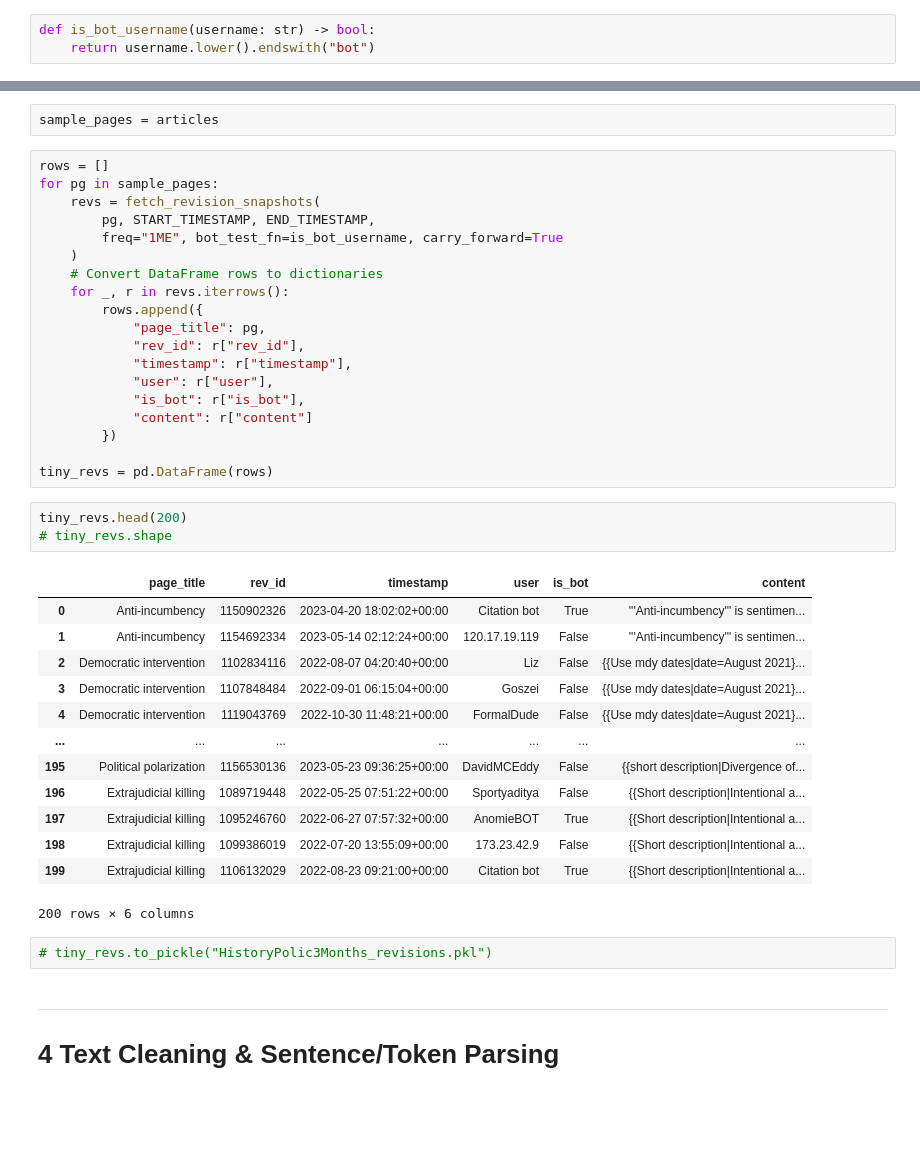
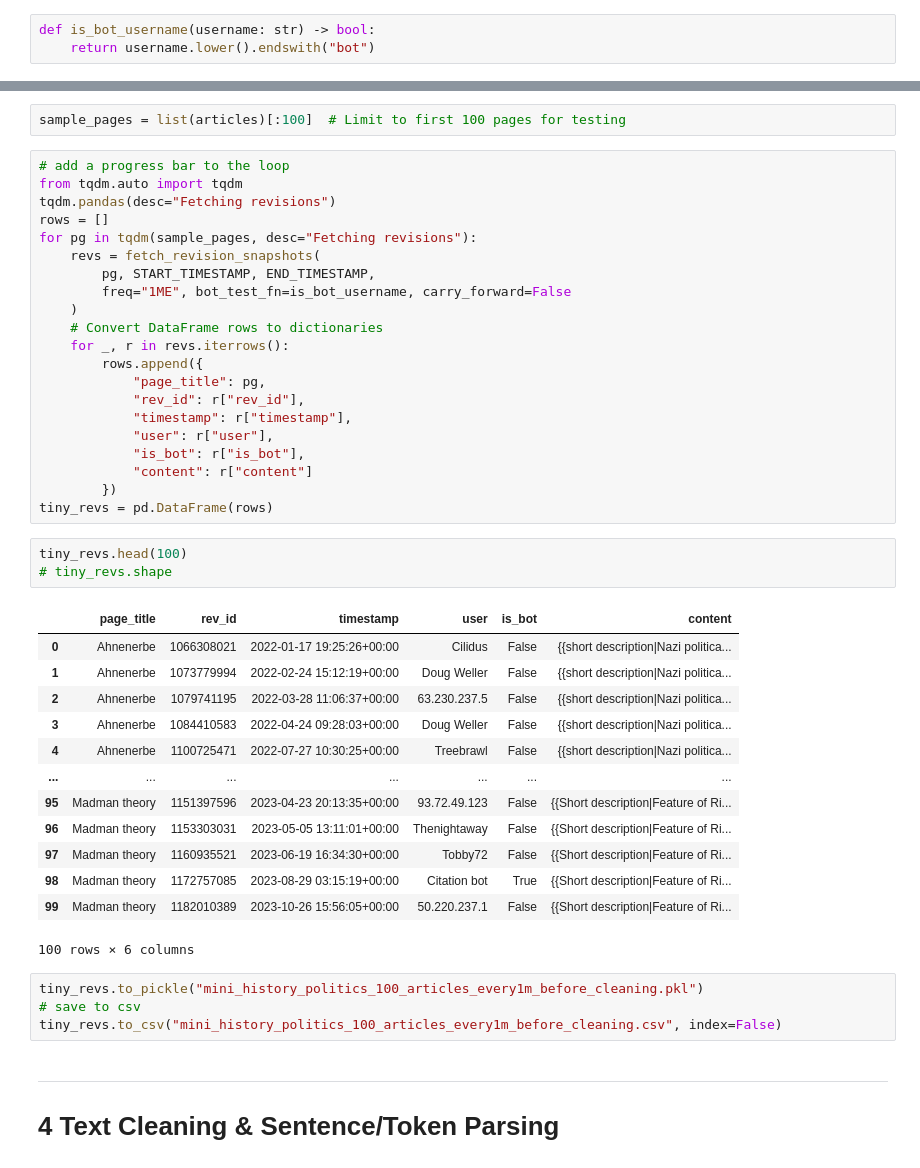
Before and after one commit to LeTartap/WikiMScThesis, a Jupyter notebook: python_code/newPipieline.ipynb, the cells around one changed output, grey strips where cells are left out. Drawn from its saved outputs; the diff is of its cells as text; blank space fills up the shorter version.

```diff
--- a/python_code/newPipieline.ipynb
+++ b/python_code/newPipieline.ipynb
@@ -255,43 +418,47 @@ def fetch_revision_snapshots(
 # %%
-sample_pages = articles
+sample_pages = list(articles)[:100]  # Limit to first 100 pages for testing
-# %%
-rows = []
-for pg in sample_pages:
-    revs = fetch_revision_snapshots(
-        pg, START_TIMESTAMP, END_TIMESTAMP,
-        freq="1ME", bot_test_fn=is_bot_username, carry_forward=True
-    )
-    # Convert DataFrame rows to dictionaries
-    for _, r in revs.iterrows():
-        rows.append({
-            "page_title": pg,
-            "rev_id": r["rev_id"],
-            "timestamp": r["timestamp"],
-            "user": r["user"],
-            "is_bot": r["is_bot"],
-            "content": r["content"]
-        })
-
-tiny_revs = pd.DataFrame(rows)
+# %%
+# add a progress bar to the loop
+from tqdm.auto import tqdm
+tqdm.pandas(desc="Fetching revisions")
+rows = []
+for pg in tqdm(sample_pages, desc="Fetching revisions"):
+    revs = fetch_revision_snapshots(
+        pg, START_TIMESTAMP, END_TIMESTAMP,
+        freq="1ME", bot_test_fn=is_bot_username, carry_forward=False
+    )
+    # Convert DataFrame rows to dictionaries
+    for _, r in revs.iterrows():
+        rows.append({
+            "page_title": pg,
+            "rev_id": r["rev_id"],
+            "timestamp": r["timestamp"],
+            "user": r["user"],
+            "is_bot": r["is_bot"],
+            "content": r["content"]
+        })
+tiny_revs = pd.DataFrame(rows)
 # %%
-tiny_revs.head(200)
+tiny_revs.head(100)
 # tiny_revs.shape
 # %% [output]
 |  | page_title | rev_id | timestamp | user | is_bot | content |
-| 0 | Anti-incumbency | 1150902326 | 2023-04-20 18:02:02+00:00 | Citation bot | True | '''Anti-incumbency''' is sentimen... |
-| 1 | Anti-incumbency | 1154692334 | 2023-05-14 02:12:24+00:00 | 120.17.19.119 | False | '''Anti-incumbency''' is sentimen... |
-| 2 | Democratic intervention | 1102834116 | 2022-08-07 04:20:40+00:00 | Liz | False | {{Use mdy dates|date=August 2021}... |
-| 3 | Democratic intervention | 1107848484 | 2022-09-01 06:15:04+00:00 | Goszei | False | {{Use mdy dates|date=August 2021}... |
-| 4 | Democratic intervention | 1119043769 | 2022-10-30 11:48:21+00:00 | FormalDude | False | {{Use mdy dates|date=August 2021}... |
+| 0 | Ahnenerbe | 1066308021 | 2022-01-17 19:25:26+00:00 | Cilidus | False | {{short description|Nazi politica... |
+| 1 | Ahnenerbe | 1073779994 | 2022-02-24 15:12:19+00:00 | Doug Weller | False | {{short description|Nazi politica... |
+| 2 | Ahnenerbe | 1079741195 | 2022-03-28 11:06:37+00:00 | 63.230.237.5 | False | {{short description|Nazi politica... |
+| 3 | Ahnenerbe | 1084410583 | 2022-04-24 09:28:03+00:00 | Doug Weller | False | {{short description|Nazi politica... |
+| 4 | Ahnenerbe | 1100725471 | 2022-07-27 10:30:25+00:00 | Treebrawl | False | {{short description|Nazi politica... |
 | ... | ... | ... | ... | ... | ... | ... |
-| 195 | Political polarization | 1156530136 | 2023-05-23 09:36:25+00:00 | DavidMCEddy | False | {{short description|Divergence of... |
-| 196 | Extrajudicial killing | 1089719448 | 2022-05-25 07:51:22+00:00 | Sportyaditya | False | {{Short description|Intentional a... |
-| 197 | Extrajudicial killing | 1095246760 | 2022-06-27 07:57:32+00:00 | AnomieBOT | True | {{Short description|Intentional a... |
-| 198 | Extrajudicial killing | 1099386019 | 2022-07-20 13:55:09+00:00 | 173.23.42.9 | False | {{Short description|Intentional a... |
-| 199 | Extrajudicial killing | 1106132029 | 2022-08-23 09:21:00+00:00 | Citation bot | True | {{Short description|Intentional a... |
+| 95 | Madman theory | 1151397596 | 2023-04-23 20:13:35+00:00 | 93.72.49.123 | False | {{Short description|Feature of Ri... |
+| 96 | Madman theory | 1153303031 | 2023-05-05 13:11:01+00:00 | Thenightaway | False | {{Short description|Feature of Ri... |
+| 97 | Madman theory | 1160935521 | 2023-06-19 16:34:30+00:00 | Tobby72 | False | {{Short description|Feature of Ri... |
+| 98 | Madman theory | 1172757085 | 2023-08-29 03:15:19+00:00 | Citation bot | True | {{Short description|Feature of Ri... |
+| 99 | Madman theory | 1182010389 | 2023-10-26 15:56:05+00:00 | 50.220.237.1 | False | {{Short description|Feature of Ri... |
-200 rows × 6 columns
+100 rows × 6 columns
 # %%
-# tiny_revs.to_pickle("HistoryPolic3Months_revisions.pkl")
+tiny_revs.to_pickle("mini_history_politics_100_articles_every1m_before_cleaning.pkl")
+# save to csv
+tiny_revs.to_csv("mini_history_politics_100_articles_every1m_before_cleaning.csv", index=False)
 # %% [markdown]
 ---
 # 4 Text Cleaning & Sentence/Token Parsing
```
Also changed, not shown: parts of 19 cells of this notebook, 1 other file.
